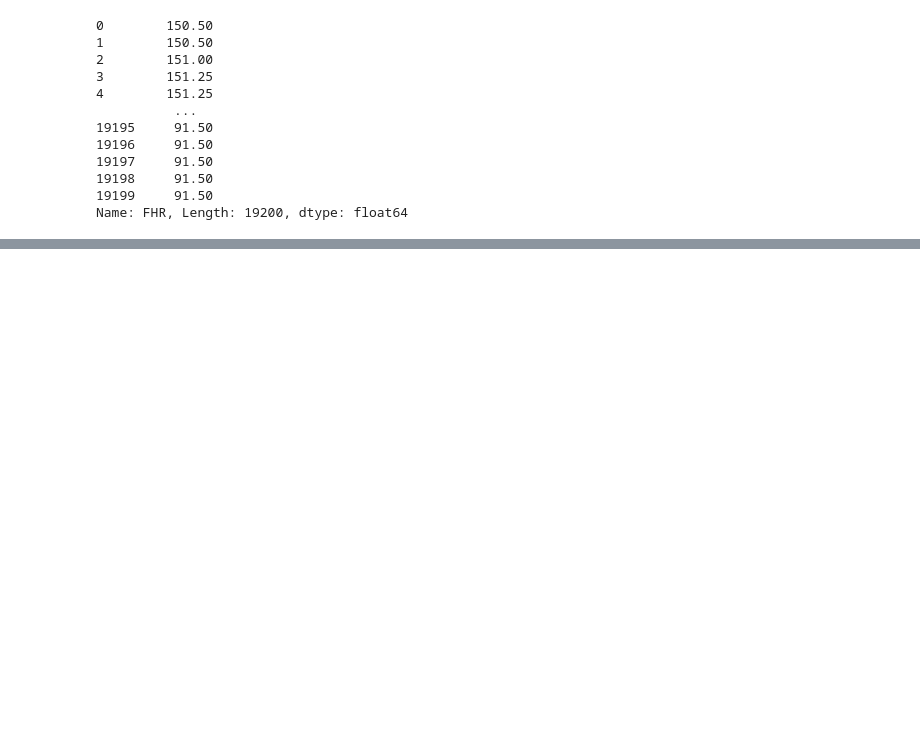
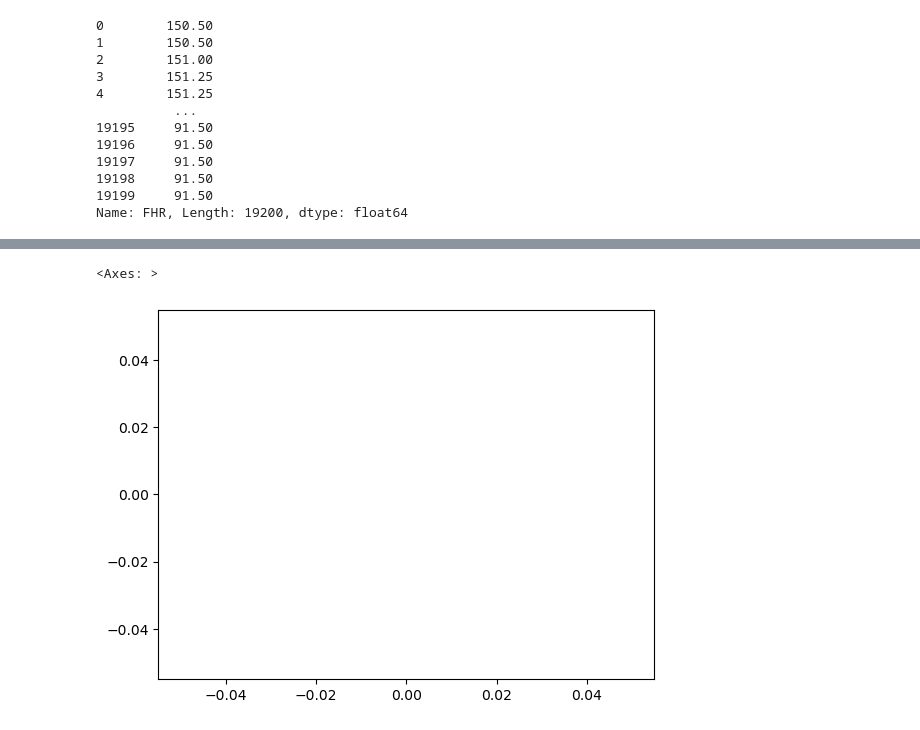
Before and after one commit to birth-outcomes/ctg_exploratory, a Jupyter notebook: 12_feature_extraction.ipynb, the cells around one changed output, grey strips where cells are left out. Drawn from its saved outputs; the diff is of its cells as text; code cells hidden in the pictures; blank space fills up the shorter version.

```diff
--- a/12_feature_extraction.ipynb
+++ b/12_feature_extraction.ipynb
@@ -164,0 +258,16 @@ Name: FHR, Length: 19200, dtype: float64
+# %%
+# Create butterworth filter
+b, a = butter(
+    N=3, # Filter's order
+    Wn=0.006, # Critical frequency
+    btype='low', # Kind of filter
+    fs = 4, # Sampling frequency
+    output='ba' # Output type
+)
+
+# Apply butterworth filter
+new = filtfilt(b, a, new_sig)
+pd.Series(new).plot()
+# %% [output]
+<Axes: >
+[figure, added]
```
Also changed, not shown: parts of 16 cells of this notebook.
